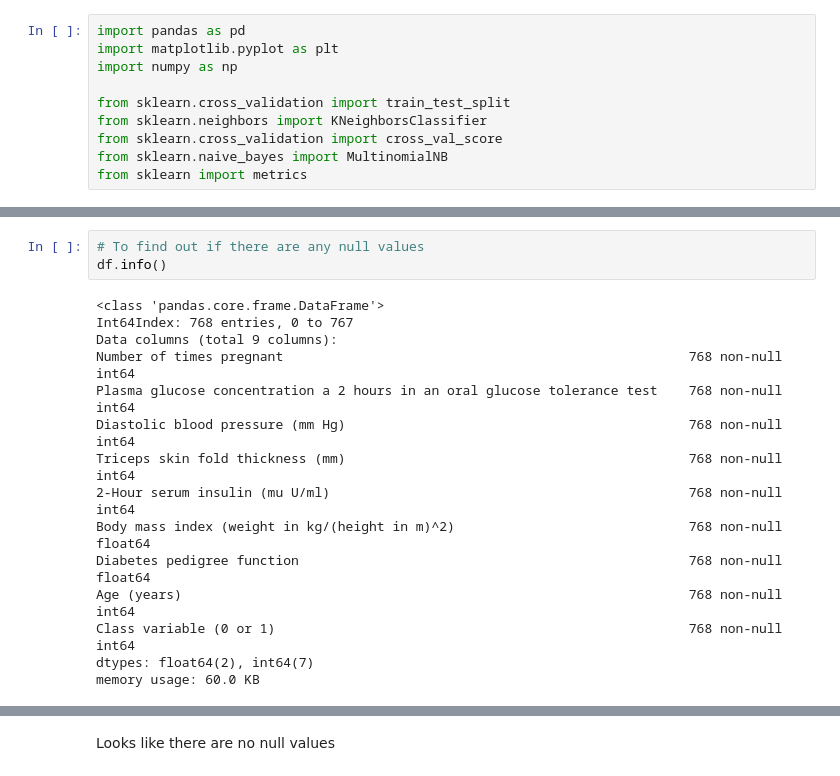
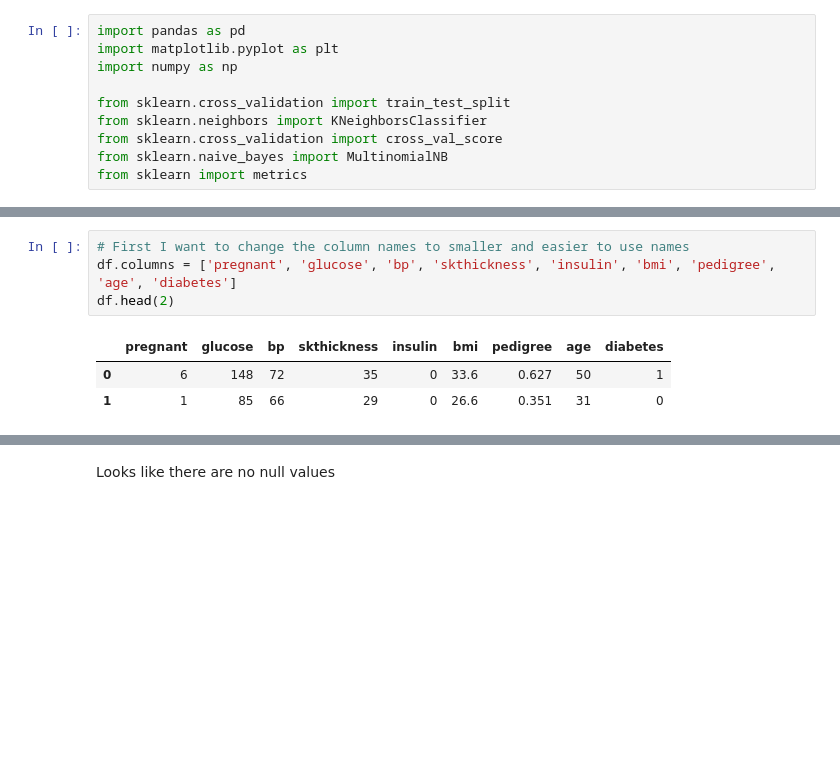
Before and after one commit to nomeaish/DAT_SF_18, a Jupyter notebook: Homework 3/Homework 3.ipynb, the cells around one changed output, grey strips where cells are left out. Drawn from its saved outputs; the diff is of its cells as text; blank space fills up the shorter version.

```diff
--- a/Homework 3/Homework 3.ipynb
+++ b/Homework 3/Homework 3.ipynb
@@ -36,21 +36,11 @@ df.head(2)
 |  | Number of times pregnant | Plasma glucose concentration a 2 ... | Diastolic blood pressure (mm Hg) | Triceps skin fold thickness (mm) | ... |
 | 0 | 6 | 148 | 72 | 35 | ... |
 | 1 | 1 | 85 | 66 | 29 | ... |
-# %%
-# To find out if there are any null values
-df.info()
-# %% [output]
-<class 'pandas.core.frame.DataFrame'>
-Int64Index: 768 entries, 0 to 767
-Data columns (total 9 columns):
-Number of times pregnant                                                    768 non-null int64
-Plasma glucose concentration a 2 hours in an oral glucose tolerance test    768 non-null int64
-Diastolic blood pressure (mm Hg)                                            768 non-null int64
-Triceps skin fold thickness (mm)                                            768 non-null int64
-2-Hour serum insulin (mu U/ml)                                              768 non-null int64
-Body mass index (weight in kg/(height in m)^2)                              768 non-null float64
-Diabetes pedigree function                                                  768 non-null float64
-Age (years)                                                                 768 non-null int64
-Class variable (0 or 1)                                                     768 non-null int64
-dtypes: float64(2), int64(7)
-memory usage: 60.0 KB
+# %%
+# First I want to change the column names to smaller and easier to use names
+df.columns = ['pregnant', 'glucose', 'bp', 'skthickness', 'insulin', 'bmi', 'pedigree', 'age', 'diabetes']
+df.head(2)
+# %% [output]
+|  | pregnant | glucose | bp | skthickness | insulin | bmi | pedigree | age | diabetes |
+| 0 | 6 | 148 | 72 | 35 | 0 | 33.6 | 0.627 | 50 | 1 |
+| 1 | 1 | 85 | 66 | 29 | 0 | 26.6 | 0.351 | 31 | 0 |
```
Also changed, not shown: parts of 5 cells of this notebook.
